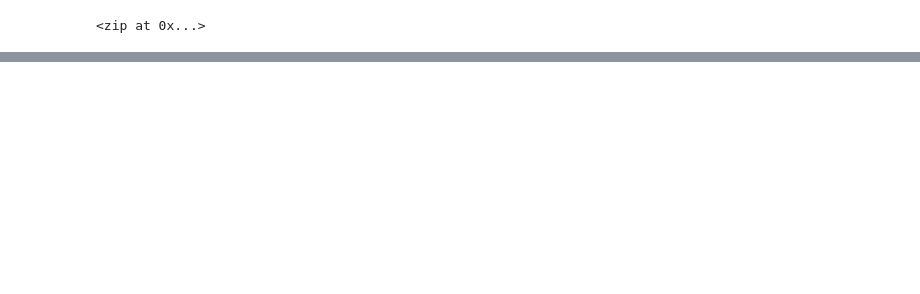
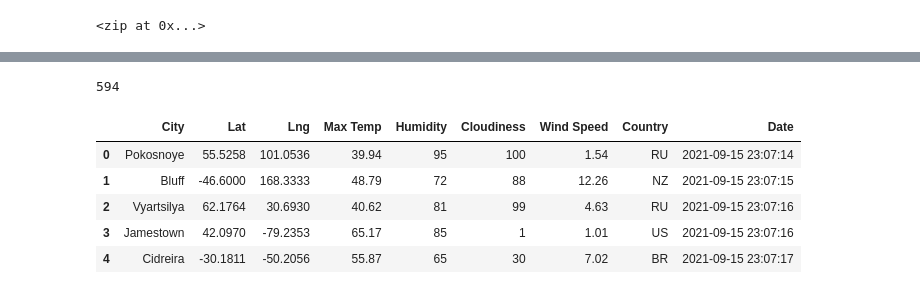
Before and after one commit to ryogy/World_Weather_Analysis, a Jupyter notebook: WeatherPy.ipynb, the cells around one changed output, grey strips where cells are left out. Saved outputs shown, nothing was run; the diff lists cells and outputs as text; code cells hidden in the pictures; blank space fills up the shorter version.

Commit message:
Adding City Weather JSON data

```diff
--- a/WeatherPy.ipynb
+++ b/WeatherPy.ipynb
@@ -32,0 +36,3 @@ len(cities)
+# %%
+url = "http://api.openweathermap.org/data/2.5/weather?units=Imperial&APPID=" + weather_api_key
+print(url)
@@ -32,0 +118,14 @@ len(cities)
+# %%
+print(len(city_data))
+# %% [output]
+594
+# %%
+city_data_df = pd.DataFrame(city_data)
+city_data_df.head()
+# %% [output]
+|  | City | Lat | Lng | Max Temp | Humidity | Cloudiness | Wind Speed | Country | Date |
+| 0 | Pokosnoye | 55.5258 | 101.0536 | 39.94 | 95 | 100 | 1.54 | RU | 2021-09-15 23:07:14 |
+| 1 | Bluff | -46.6000 | 168.3333 | 48.79 | 72 | 88 | 12.26 | NZ | 2021-09-15 23:07:15 |
+| 2 | Vyartsilya | 62.1764 | 30.6930 | 40.62 | 81 | 99 | 4.63 | RU | 2021-09-15 23:07:16 |
+| 3 | Jamestown | 42.0970 | -79.2353 | 65.17 | 85 | 1 | 1.01 | US | 2021-09-15 23:07:16 |
+| 4 | Cidreira | -30.1811 | -50.2056 | 55.87 | 65 | 30 | 7.02 | BR | 2021-09-15 23:07:17 |
```
Also changed, not shown: parts of 6 cells of this notebook, 3 other files.
